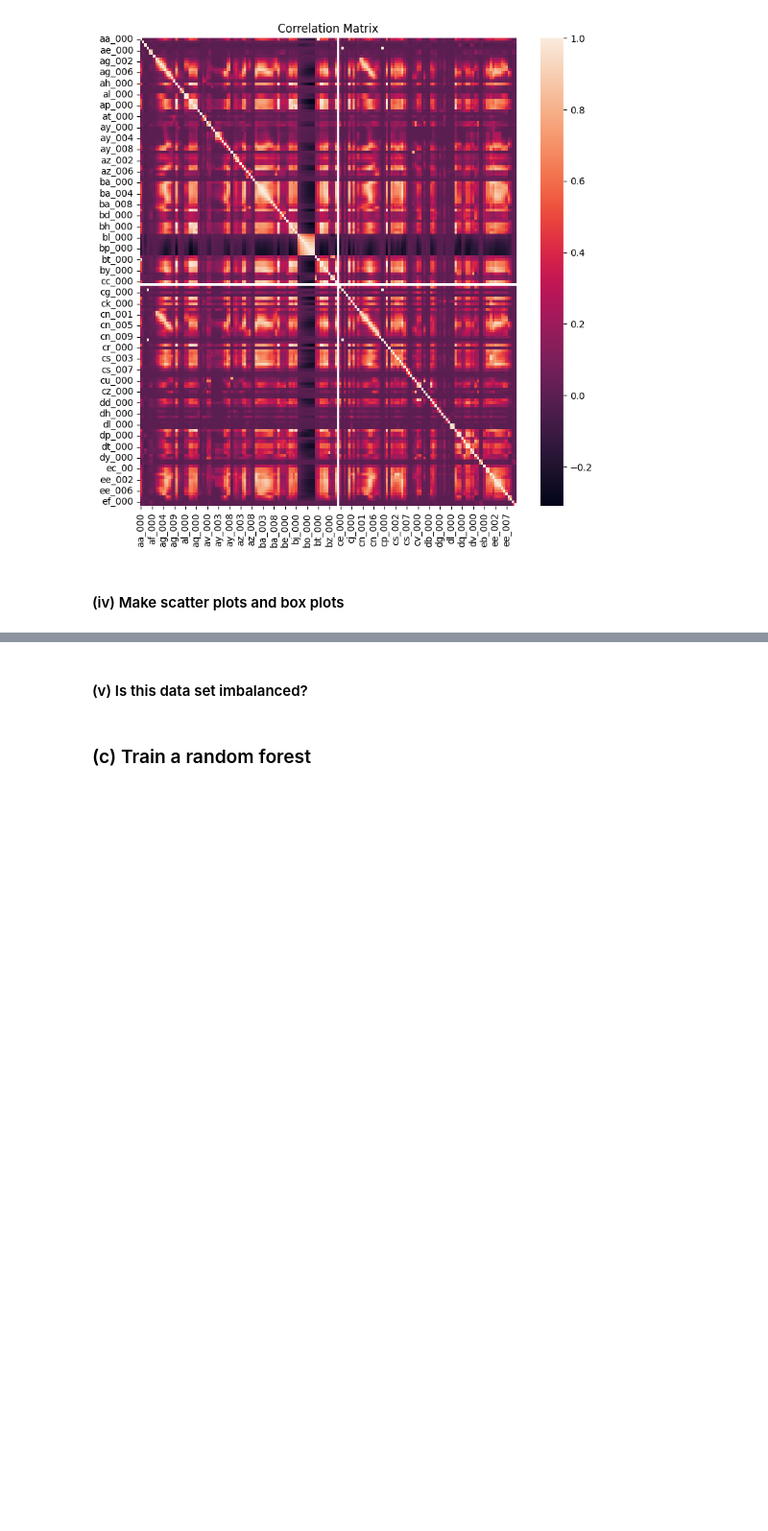
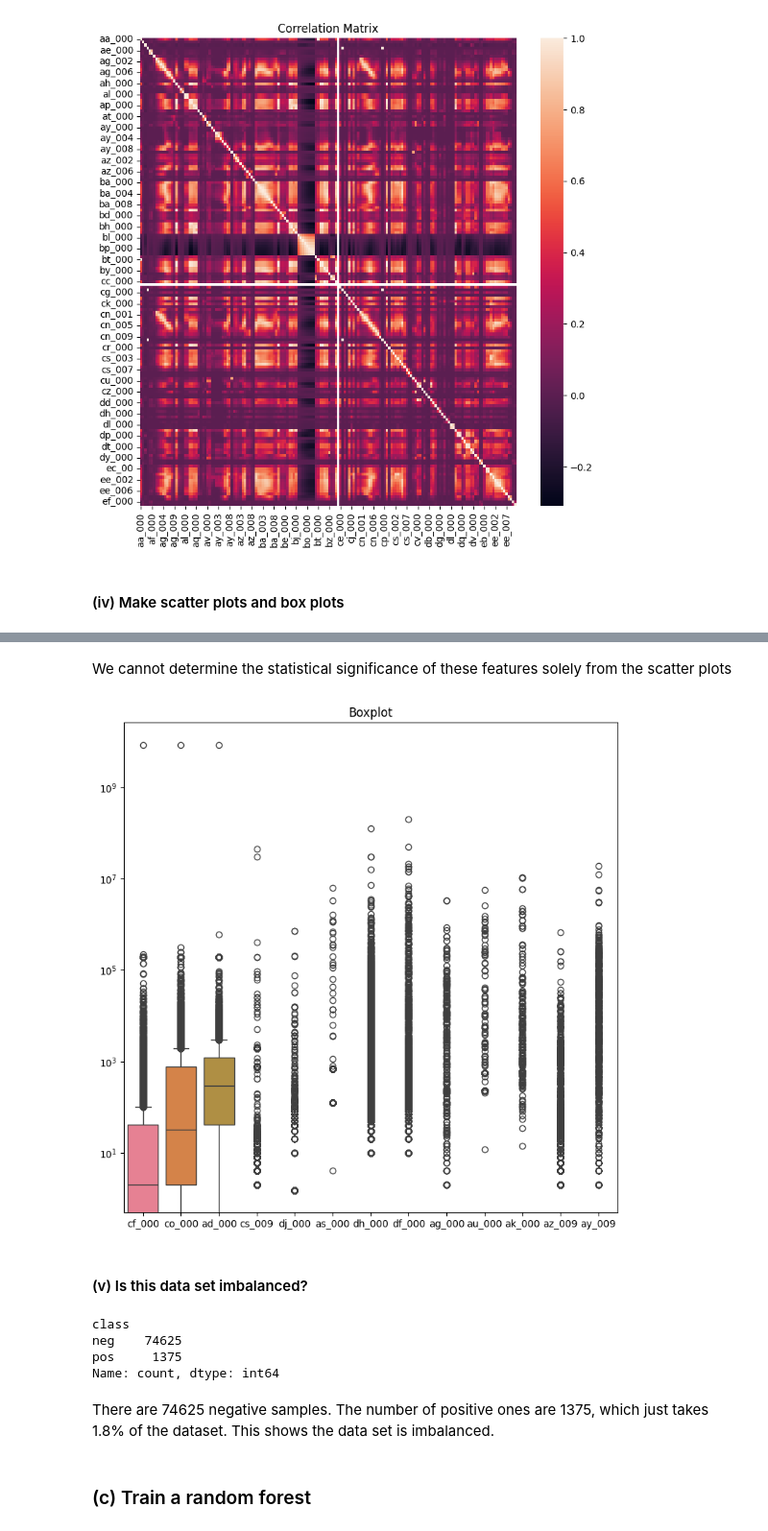
Before and after one commit to cxieusc/DSCI_552_HW6, a Jupyter notebook: notebook/Xie_Chong_HW6.ipynb, the cells around one changed output, grey strips where cells are left out. Shown at 96% size. Drawn from its saved outputs; the diff is of its cells as text; code cells hidden in the pictures; blank space fills up the shorter version.

```diff
--- a/notebook/Xie_Chong_HW6.ipynb
+++ b/notebook/Xie_Chong_HW6.ipynb
@@ -151,5 +193,24 @@ plt.show()
+# %% [markdown]
+We cannot determine the statistical significance of these features solely from the scatter plots
+# %%
+plt.figure(figsize=(9, 9))
+boxplots = sns.boxplot(data=df_selected)
+boxplots.set(yscale="log")  # Use log scale for better visualization
+plt.title("Boxplot")
+plt.show()
+# %% [output]
+[figure, added]
 # %% [markdown]
 #### (v) Is this data set imbalanced?
+# %%
+df_all_imputed["class"].value_counts()
+# %% [output]
+class
+neg    74625
+pos     1375
+Name: count, dtype: int64
+# %% [markdown]
+There are 74625 negative samples. The number of positive ones are 1375, which just takes 1.8% of the dataset. This shows the data set is imbalanced.
 # %% [markdown]
 ### (c) Train a random forest
 # %% [markdown]
```
Also changed, not shown: parts of 5 cells of this notebook.
